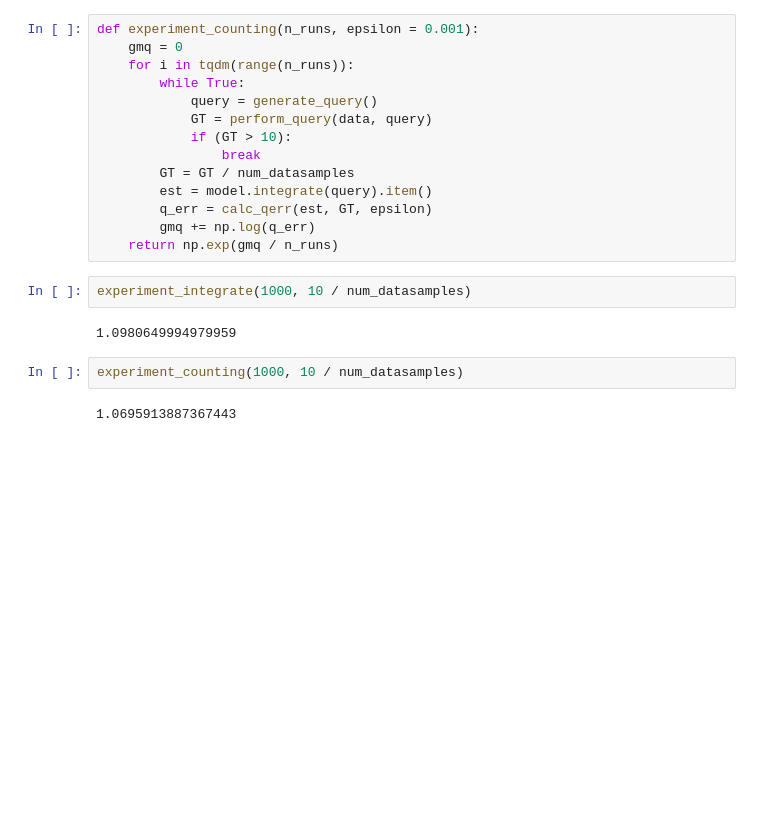
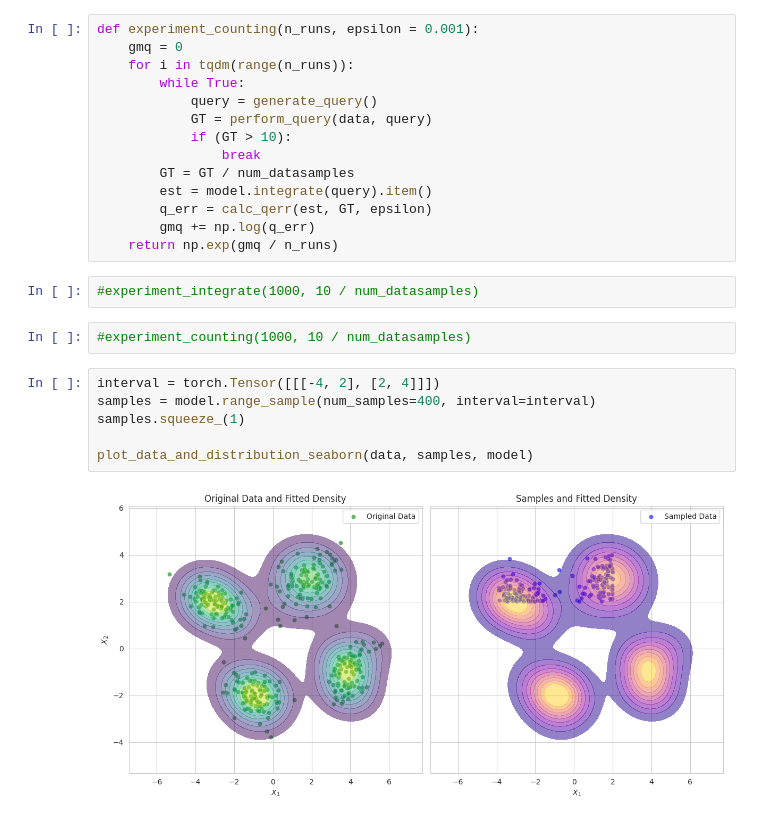
Before and after one commit to Sigmoni/simple-einet, a Jupyter notebook: notebooks/multivariate_normal.ipynb, the cells around one changed output. Saved outputs shown, nothing was run; the diff lists cells and outputs as text; blank space fills up the shorter version.

Commit message:
Add `range_sample` interface!!!

```diff
--- a/notebooks/multivariate_normal.ipynb
+++ b/notebooks/multivariate_normal.ipynb
@@ -289,10 +305,14 @@ def experiment_counting(n_runs, epsilon = 0.001):
         gmq += np.log(q_err)
     return np.exp(gmq / n_runs)
 # %%
-experiment_integrate(1000, 10 / num_datasamples)
+#experiment_integrate(1000, 10 / num_datasamples)
-# %% [output]
-1.0980649994979959
 # %%
-experiment_counting(1000, 10 / num_datasamples)
+#experiment_counting(1000, 10 / num_datasamples)
-# %% [output]
-1.0695913887367443
+# %%
+interval = torch.Tensor([[[-4, 2], [2, 4]]])
+samples = model.range_sample(num_samples=400, interval=interval)
+samples.squeeze_(1)
+
+plot_data_and_distribution_seaborn(data, samples, model)
+# %% [output]
+[figure, added]
```
Also changed, not shown: parts of 1 cell of this notebook, 4 other files.
